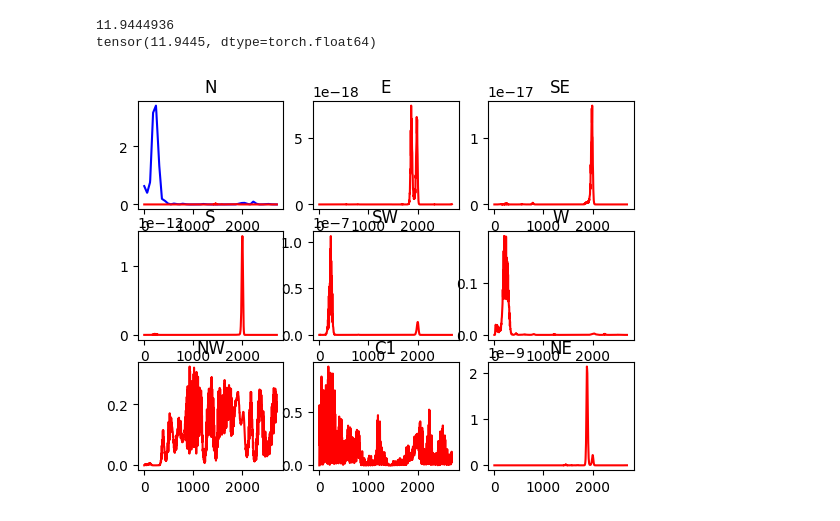
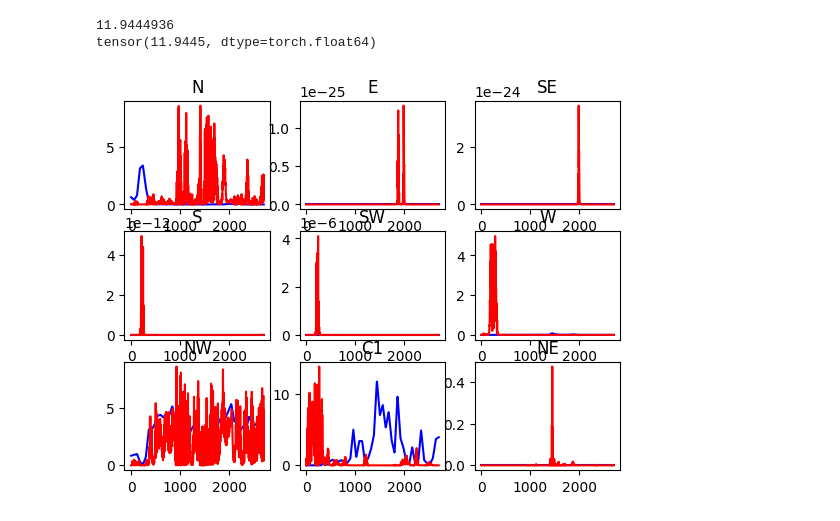
Before and after one commit to andrewholmberg/basic_puff_inverse, a Jupyter notebook: test_2.ipynb, the cells around one changed output. Saved outputs shown, nothing was run; the diff lists cells and outputs as text; code cells hidden in the pictures.

```diff
--- a/test_2.ipynb
+++ b/test_2.ipynb
@@ -59,11 +59,11 @@ print(obs.shape)
 torch.Size([600, 9])
 # %%
 
-pm = puff_model(source_location,sensor_points, [2, 2, 1], wind_function_x, wind_function_y,[1,1],10)
+pm = puff_model(source_location,sensor_points, [1, 1, .5], wind_function_x, wind_function_y,[1,1],10)
 Q_torch, p_torch, M_torch = pm.return_qp_matrices_new(obs,obs_t,spread=True)
 # %%
 sparse_coef = .48*torch.norm(p_torch,1)
-# sparse_coef = 0
+sparse_coef = 0
 p_torch_n = p_torch+ sparse_coef*torch.ones(p_torch.shape)
 Q = Q_torch.detach().numpy()
 p = p_torch_n.reshape(-1).detach().numpy()
@@ -219,10 +223,10 @@ tensor(11.9445, dtype=torch.float64)
 # %%
 fig, ax  = plt.subplots(3,3)
 i=0
 for i in range(num_sensors):
     ax[i//3,i%3].set_title(sensor_names[i])
-    tt = obs_t[len(obs_t)*i:(len(obs_t)*(i+1))]
+    tt = obs_t
     ax[i//3,i%3].plot(tt,sensor_values_fn[sensor_names[i]](tt),color='blue')
     ax[i//3,i%3].plot(obs_t,(M_torch[num_obs*i:(num_obs*(i+1)),:]@x).view(-1) ,color='red')
 # %% [output]
-[figure, old version]
+[figure, new version]
```
Also changed, not shown: parts of 3 cells of this notebook.
